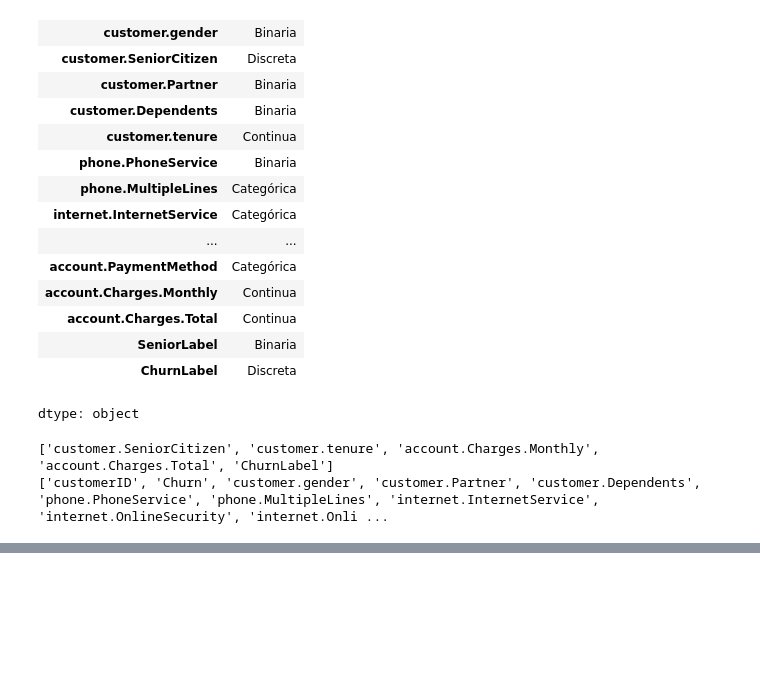
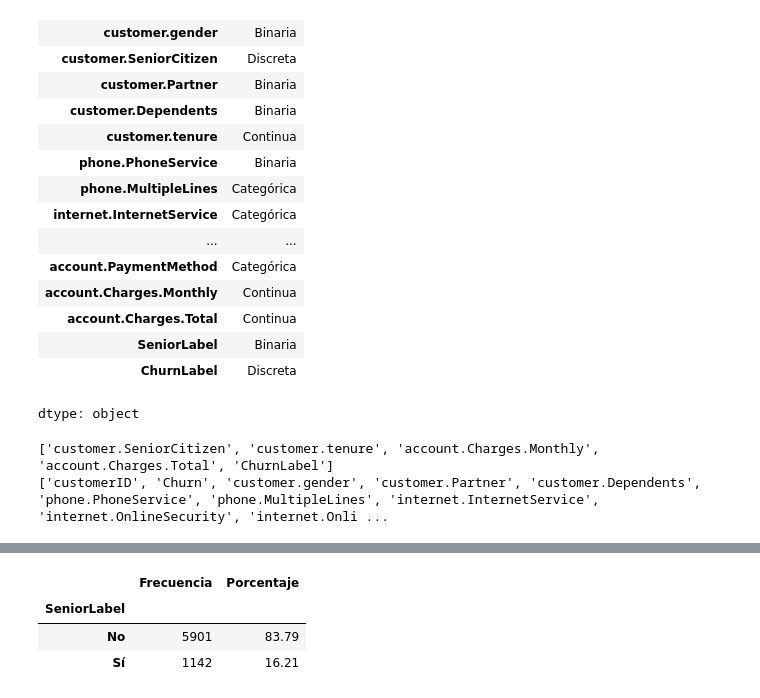
Before and after one commit to Tecindes/ChakkengeONE, a Jupyter notebook: TelecomX_parte2_latam.ipynb, the cells around one changed output, grey strips where cells are left out. Drawn from its saved outputs; the diff is of its cells as text; code cells hidden in the pictures; blank space fills up the shorter version.

```diff
--- a/TelecomX_parte2_latam.ipynb
+++ b/TelecomX_parte2_latam.ipynb
@@ -127,0 +132,11 @@ dis_frec_cualitativa
+# %%
+for col in Cualitativa:
+  frecuencia=df[col].value_counts()
+  porcentaje=df[col].value_counts(normalize=True).round(4)*100
+  dis_frec_cualitativa=pd.DataFrame({'Frecuencia':frecuencia,'Porcentaje':porcentaje})
+dis_frec_cualitativa
+# %% [output]
+|  | Frecuencia | Porcentaje |
+| SeniorLabel |  |  |
+| No | 5901 | 83.79 |
+| Sí | 1142 | 16.21 |
```
Also changed, not shown: parts of 5 cells of this notebook.
